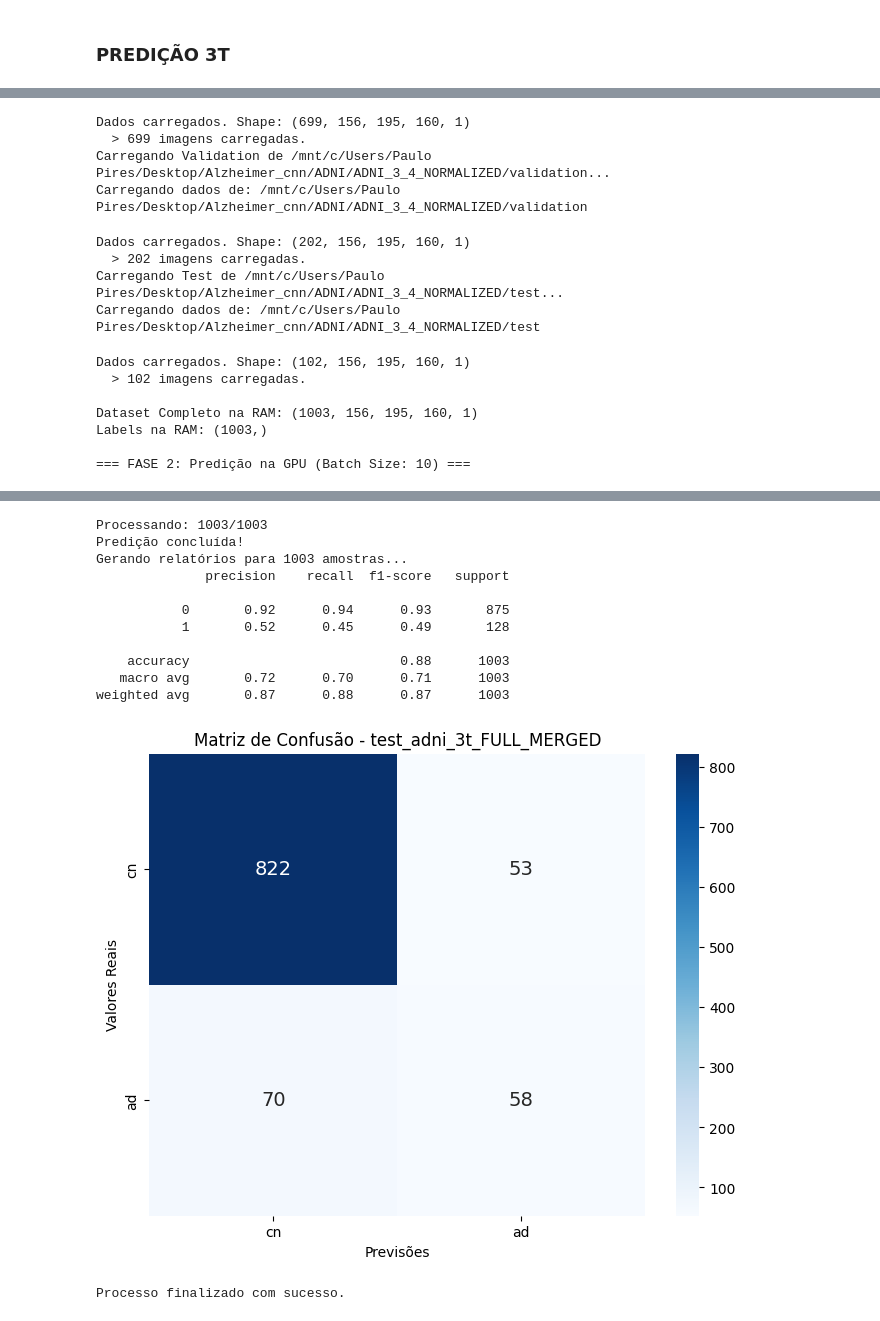
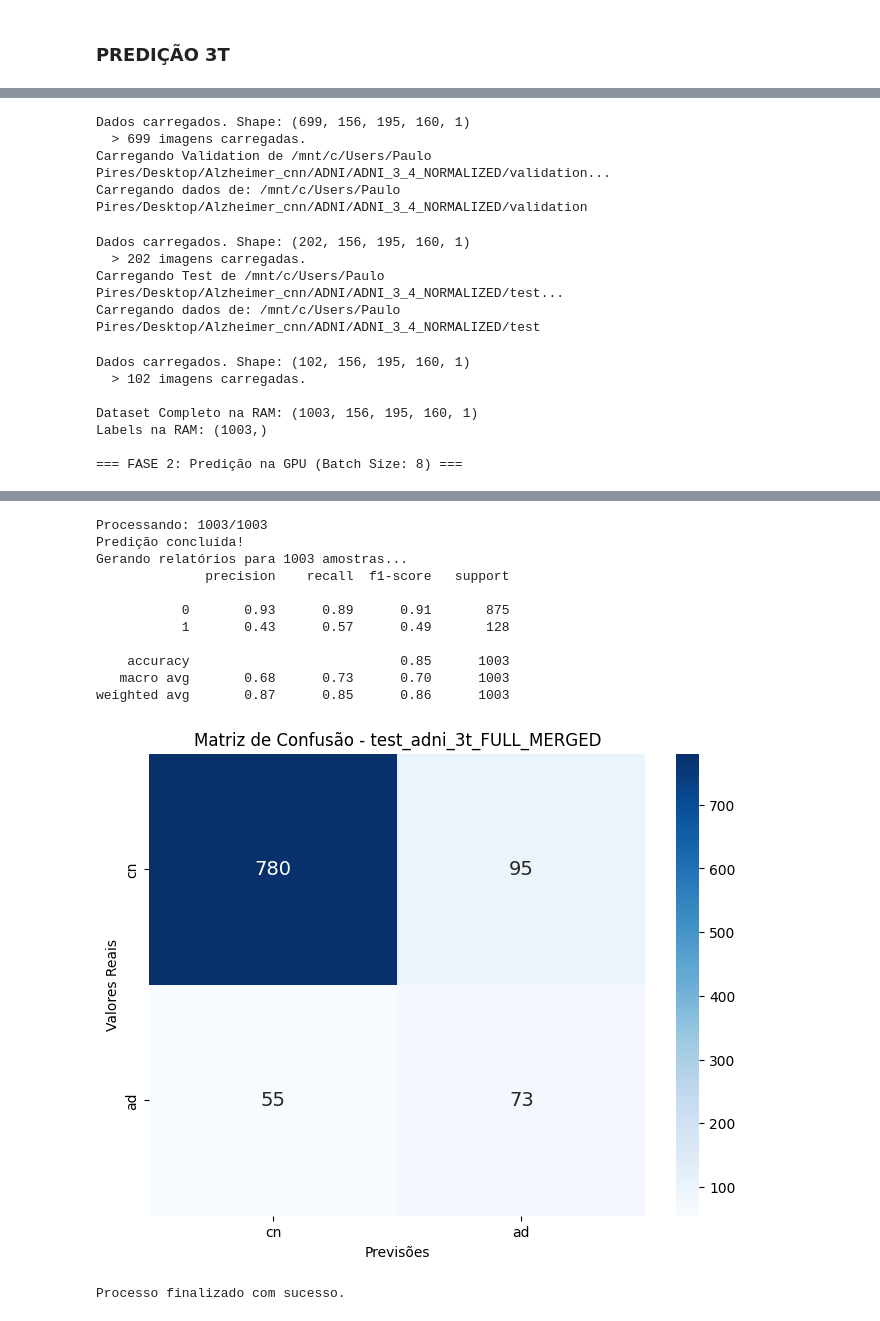
Before and after one commit to brunopmont/Alzheimer-CNN-Detection, a Jupyter notebook: cnn/adni_training_3_4_predict.ipynb, the cells around one changed output, grey strips where cells are left out. Saved outputs shown, nothing was run; the diff lists cells and outputs as text; code cells hidden in the pictures.

```diff
--- a/cnn/adni_training_3_4_predict.ipynb
+++ b/cnn/adni_training_3_4_predict.ipynb
@@ -612,4 +528,4 @@ weighted avg       0.89      0.89      0.89       150
 # %%
-model = load_model("/mnt/c/Users/Paulo Pires/Desktop/Alzheimer_cnn/ADNI/results_fit_15_predict_3/test_1/binary_classifier_noise_200_epochs_batch_15_2_classes.keras")
-results_dir = "/mnt/c/Users/Paulo Pires/Desktop/Alzheimer_cnn/ADNI/results_fit_15_predict_3/test_1"
+model = load_model("/mnt/c/Users/Paulo Pires/Desktop/Alzheimer_cnn/ADNI/results_fit_15_predict_3/test_2/binary_classifier_noise_200_epochs_batch_8_2_classes.keras")
+results_dir = "/mnt/c/Users/Paulo Pires/Desktop/Alzheimer_cnn/ADNI/results_fit_15_predict_3/test_2"
 # %% [output]
@@ -630,6 +546,6 @@ Your kernel may have been built without NUMA support.
 # %%
 # Configuração
-BATCH_SIZE_GPU = 10  # Tamanho seguro para a VRAM (mantenha baixo, ex: 10 ou 4)
+BATCH_SIZE_GPU = 8
 
 # 1. Definir pastas
 folders_to_process = [
@@ -742,5 +658,5 @@ Dados carregados. Shape: (102, 156, 195, 160, 1)
 Dataset Completo na RAM: (1003, 156, 195, 160, 1)
 Labels na RAM: (1003,)
 
-=== FASE 2: Predição na GPU (Batch Size: 10) ===
+=== FASE 2: Predição na GPU (Batch Size: 8) ===
 WARNING: All log messages before absl::InitializeLog() is called are written to STDERR
@@ -763,13 +679,13 @@ I0000 00:00:1767924821.361650  690027 device_compiler.h:188] Compiled cluster us
 Processando: 1003/1003
 Predição concluída!
 Gerando relatórios para 1003 amostras...
               precision    recall  f1-score   support
 
-           0       0.92      0.94      0.93       875
-           1       0.52      0.45      0.49       128
+           0       0.93      0.89      0.91       875
+           1       0.43      0.57      0.49       128
 
-    accuracy                           0.88      1003
-   macro avg       0.72      0.70      0.71      1003
-weighted avg       0.87      0.88      0.87      1003
+    accuracy                           0.85      1003
+   macro avg       0.68      0.73      0.70      1003
+weighted avg       0.87      0.85      0.86      1003
-[figure, old version]
+[figure, new version]
 Processo finalizado com sucesso.
```
Also changed, not shown: parts of 16 cells of this notebook, 2 other files.
